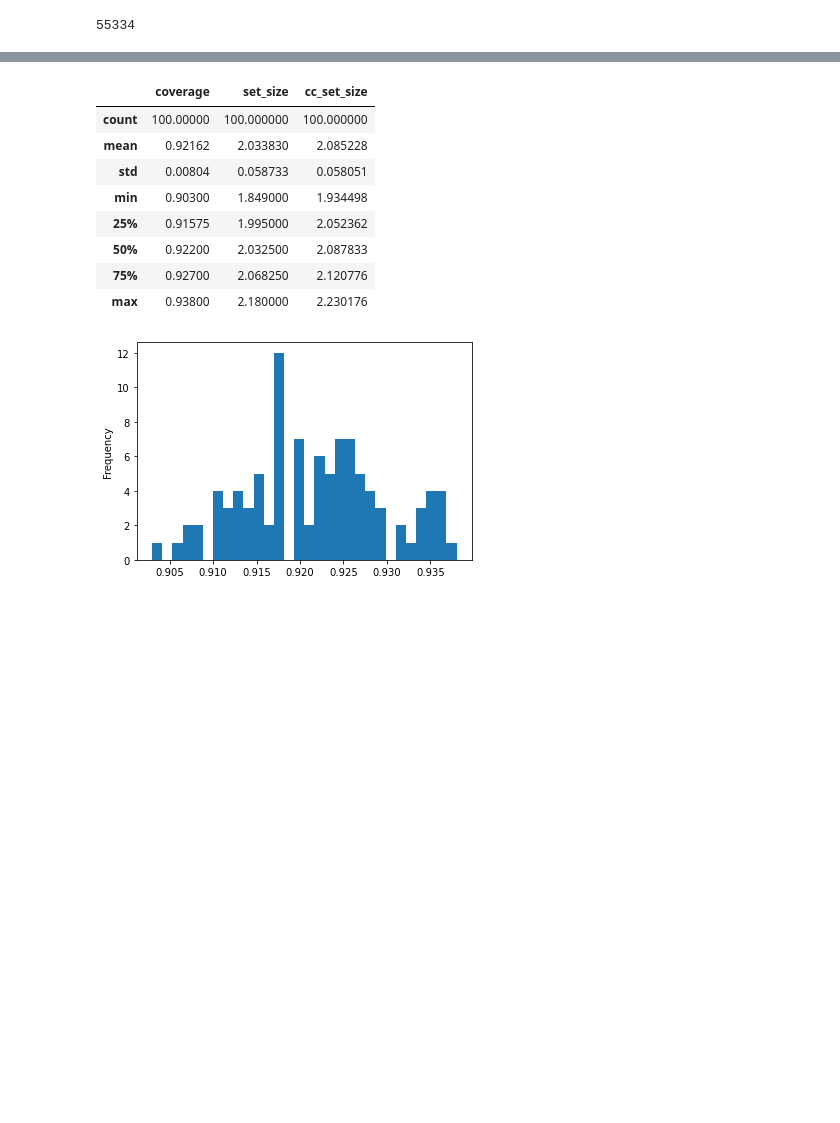
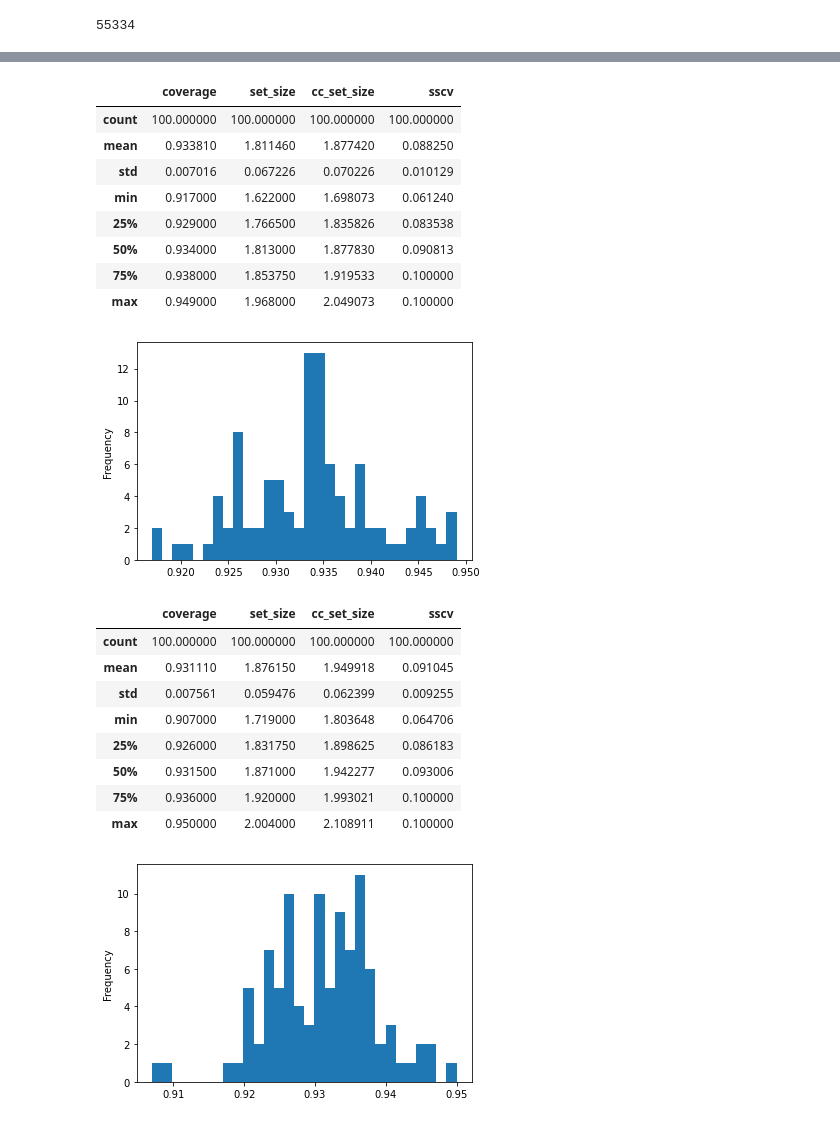
Before and after one commit to jase-clarkson/graph_cp, a Jupyter notebook: reddit.ipynb, the cells around one changed output, grey strips where cells are left out. Saved outputs shown, nothing was run; the diff lists cells and outputs as text; code cells hidden in the pictures; blank space fills up the shorter version.

```diff
--- a/reddit.ipynb
+++ b/reddit.ipynb
@@ -155,15 +235,30 @@ nb_df.describe()
+# %%
+nb_df = pd.DataFrame(napsg_stats, columns=['coverage', 'set_size', 'cc_set_size', 'sscv'])
+nb_df['coverage'].plot(kind='hist', bins=30)
+nb_df.describe()
+# %% [output]
+|  | coverage | set_size | cc_set_size | sscv |
+| count | 100.000000 | 100.000000 | 100.000000 | 100.000000 |
+| mean | 0.933810 | 1.811460 | 1.877420 | 0.088250 |
+| std | 0.007016 | 0.067226 | 0.070226 | 0.010129 |
+| min | 0.917000 | 1.622000 | 1.698073 | 0.061240 |
+| 25% | 0.929000 | 1.766500 | 1.835826 | 0.083538 |
+| 50% | 0.934000 | 1.813000 | 1.877830 | 0.090813 |
+| 75% | 0.938000 | 1.853750 | 1.919533 | 0.100000 |
+| max | 0.949000 | 1.968000 | 2.049073 | 0.100000 |
+[figure, added]
 # %%
-full_df = pd.DataFrame(full_stats, columns=['coverage', 'set_size', 'cc_set_size'])
+full_df = pd.DataFrame(full_stats, columns=['coverage', 'set_size', 'cc_set_size', 'sscv'])
 full_df['coverage'].plot(kind='hist', bins=30)
 full_df.describe()
 # %% [output]
-|  | coverage | set_size | cc_set_size |
-| count | 100.00000 | 100.000000 | 100.000000 |
-| mean | 0.92162 | 2.033830 | 2.085228 |
-| std | 0.00804 | 0.058733 | 0.058051 |
-| min | 0.90300 | 1.849000 | 1.934498 |
-| 25% | 0.91575 | 1.995000 | 2.052362 |
-| 50% | 0.92200 | 2.032500 | 2.087833 |
-| 75% | 0.92700 | 2.068250 | 2.120776 |
-| max | 0.93800 | 2.180000 | 2.230176 |
+|  | coverage | set_size | cc_set_size | sscv |
+| count | 100.000000 | 100.000000 | 100.000000 | 100.000000 |
+| mean | 0.931110 | 1.876150 | 1.949918 | 0.091045 |
+| std | 0.007561 | 0.059476 | 0.062399 | 0.009255 |
+| min | 0.907000 | 1.719000 | 1.803648 | 0.064706 |
+| 25% | 0.926000 | 1.831750 | 1.898625 | 0.086183 |
+| 50% | 0.931500 | 1.871000 | 1.942277 | 0.093006 |
+| 75% | 0.936000 | 1.920000 | 1.993021 | 0.100000 |
+| max | 0.950000 | 2.004000 | 2.108911 | 0.100000 |
-[figure, old version]
+[figure, new version]
```
Also changed, not shown: parts of 23 cells of this notebook, 8 other files.
